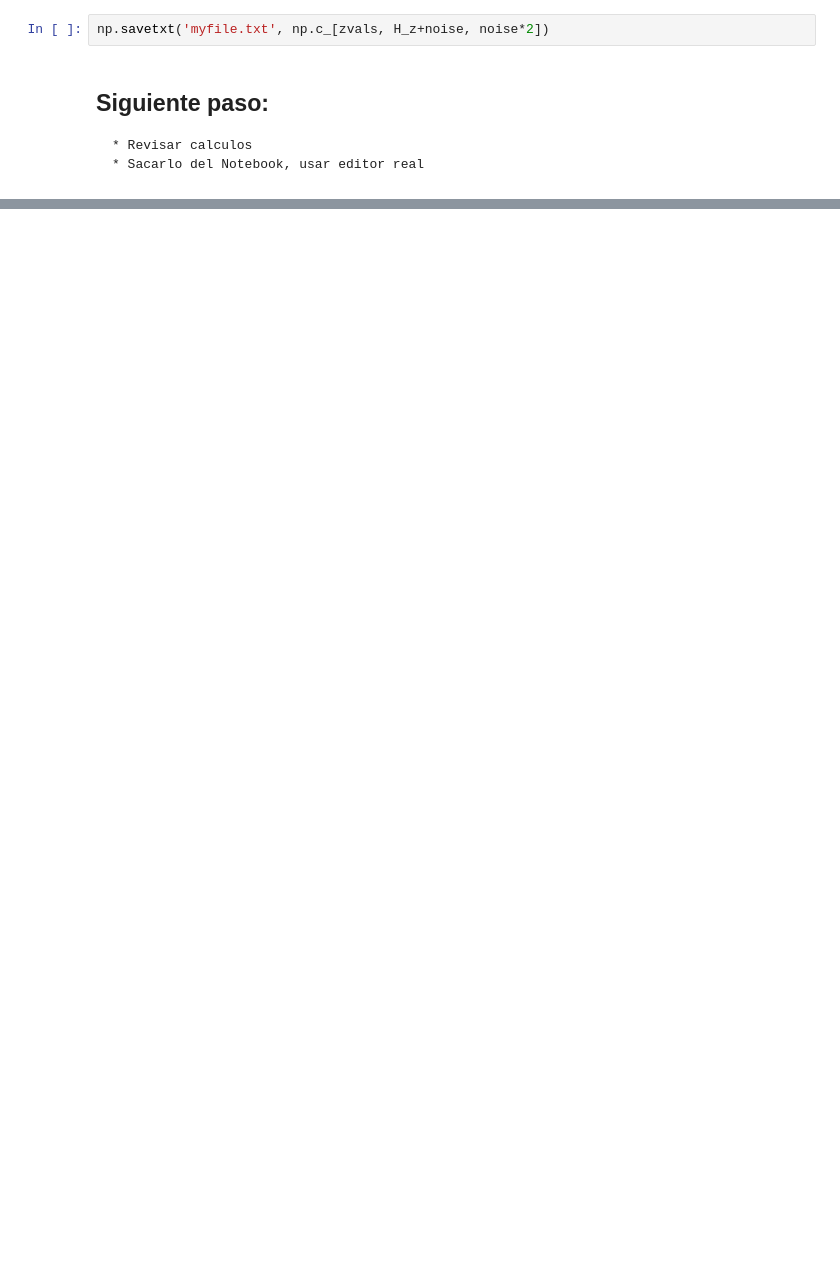
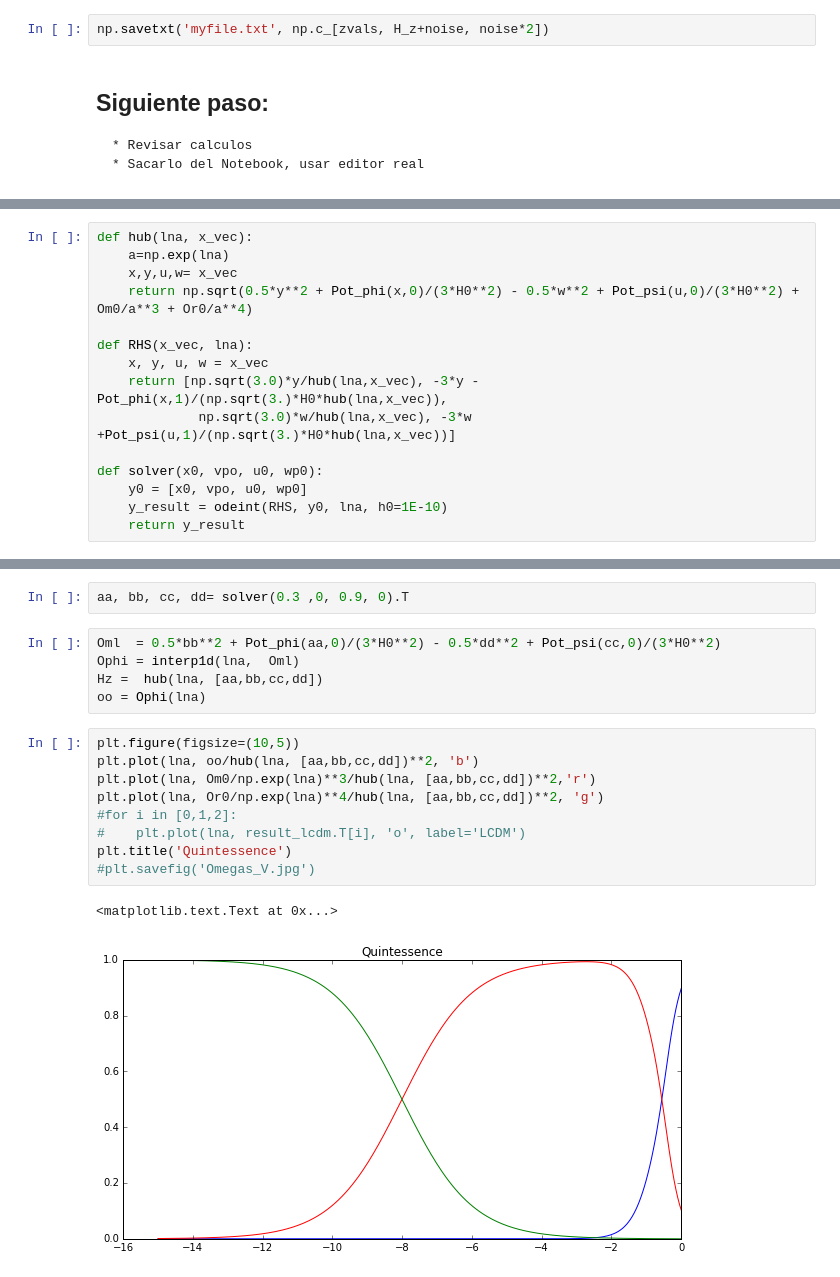
Before and after one commit to ja-vazquez/Scalar_Fields, a Jupyter notebook: Cosmo_rhos.ipynb, the cells around one changed output, grey strips where cells are left out. Drawn from its saved outputs; the diff is of its cells as text; blank space fills up the shorter version.

```diff
--- a/Cosmo_rhos.ipynb
+++ b/Cosmo_rhos.ipynb
@@ -308,0 +328,15 @@ np.savetxt('myfile.txt', np.c_[zvals, H_z+noise, noise*2])
+# %%
+def hub(lna, x_vec):
+    a=np.exp(lna)
+    x,y,u,w= x_vec
+    return np.sqrt(0.5*y**2 + Pot_phi(x,0)/(3*H0**2) - 0.5*w**2 + Pot_psi(u,0)/(3*H0**2) + Om0/a**3 + Or0/a**4)
+
+def RHS(x_vec, lna):
+    x, y, u, w = x_vec
+    return [np.sqrt(3.0)*y/hub(lna,x_vec), -3*y -Pot_phi(x,1)/(np.sqrt(3.)*H0*hub(lna,x_vec)),
+             np.sqrt(3.0)*w/hub(lna,x_vec), -3*w +Pot_psi(u,1)/(np.sqrt(3.)*H0*hub(lna,x_vec))]
+
+def solver(x0, vpo, u0, wp0):
+    y0 = [x0, vpo, u0, wp0]
+    y_result = odeint(RHS, y0, lna, h0=1E-10)
+    return y_result
@@ -308,0 +369,19 @@ np.savetxt('myfile.txt', np.c_[zvals, H_z+noise, noise*2])
+# %%
+aa, bb, cc, dd= solver(0.3 ,0, 0.9, 0).T
+# %%
+Oml  = 0.5*bb**2 + Pot_phi(aa,0)/(3*H0**2) - 0.5*dd**2 + Pot_psi(cc,0)/(3*H0**2)
+Ophi = interp1d(lna,  Oml)
+Hz =  hub(lna, [aa,bb,cc,dd])
+oo = Ophi(lna)
+# %%
+plt.figure(figsize=(10,5))
+plt.plot(lna, oo/hub(lna, [aa,bb,cc,dd])**2, 'b')
+plt.plot(lna, Om0/np.exp(lna)**3/hub(lna, [aa,bb,cc,dd])**2,'r')
+plt.plot(lna, Or0/np.exp(lna)**4/hub(lna, [aa,bb,cc,dd])**2, 'g')
+#for i in [0,1,2]:
+#    plt.plot(lna, result_lcdm.T[i], 'o', label='LCDM')
+plt.title('Quintessence')
+#plt.savefig('Omegas_V.jpg')
+# %% [output]
+<matplotlib.text.Text at 0x...>
+[figure, added]
```
Also changed, not shown: parts of 8 cells of this notebook, 1 other file.
